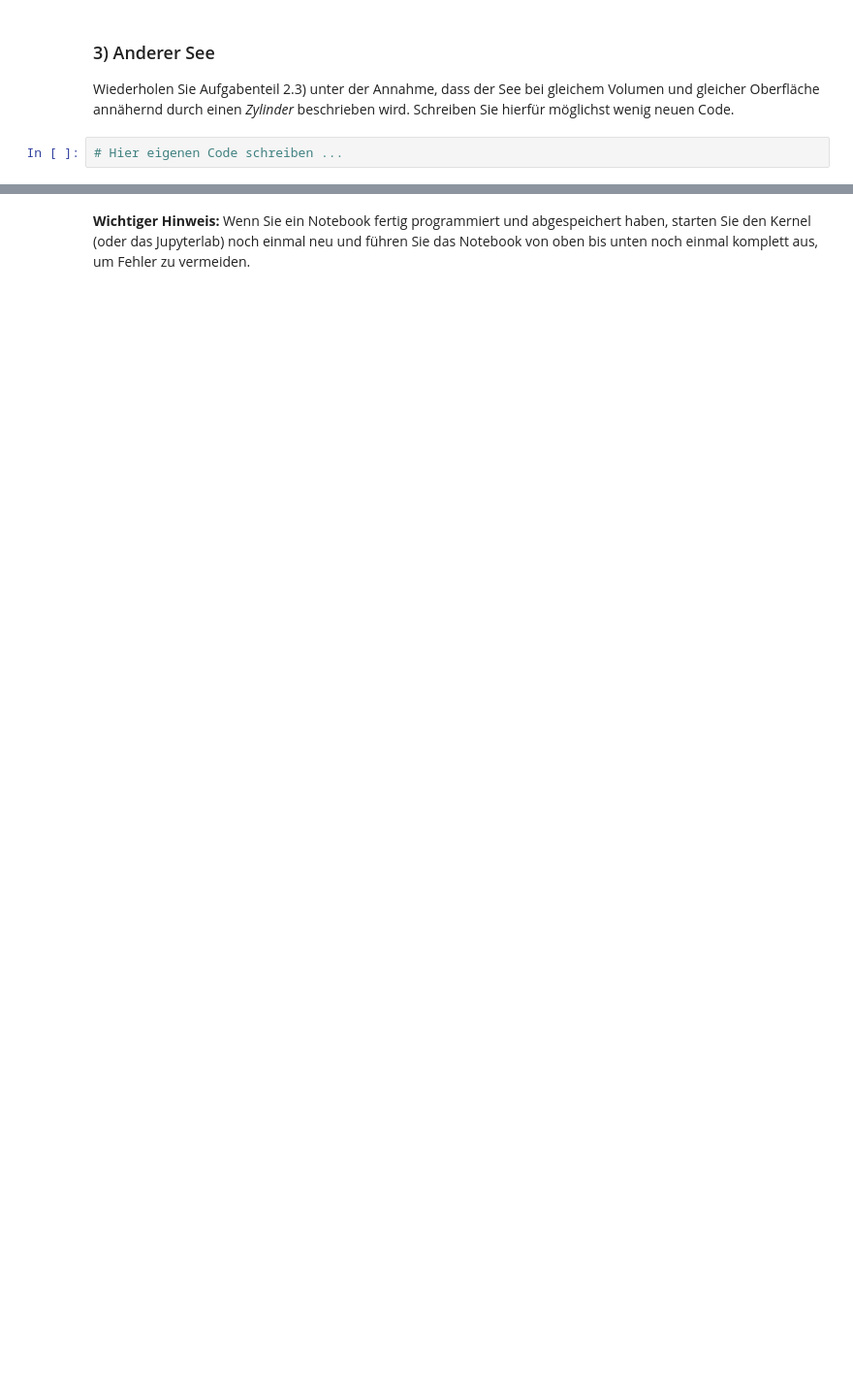
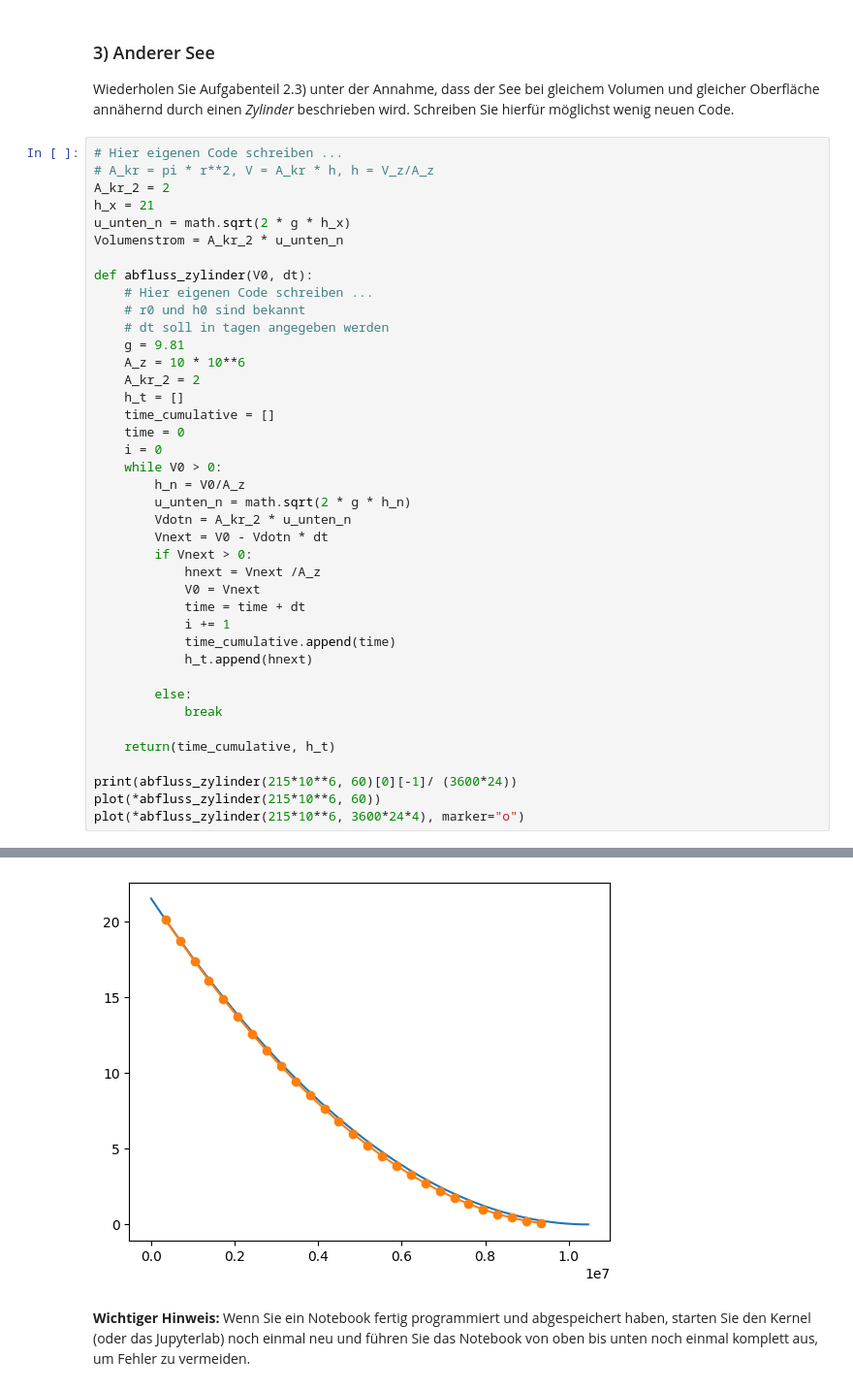
Before and after one commit to OYEMINE/Python-f-r-Ingenieure, a Jupyter notebook: HA2.ipynb, the cells around one changed output, grey strips where cells are left out. Shown at 97% size. Saved outputs shown, nothing was run; the diff lists cells and outputs as text; blank space fills up the shorter version.

```diff
--- a/HA2.ipynb
+++ b/HA2.ipynb
@@ -178,5 +182,44 @@ from matplotlib.pyplot import plot, show
 ### 3) Anderer See
 
 Wiederholen Sie Aufgabenteil 2.3) unter der Annahme, dass der See bei gleichem Volumen und gleicher Oberfläche annähernd durch einen *Zylinder* beschrieben wird. Schreiben Sie hierfür möglichst wenig neuen Code.
-# %%
-# Hier eigenen Code schreiben ...
+# %%
+# Hier eigenen Code schreiben ...
+# A_kr = pi * r**2, V = A_kr * h, h = V_z/A_z
+A_kr_2 = 2
+h_x = 21
+u_unten_n = math.sqrt(2 * g * h_x)
+Volumenstrom = A_kr_2 * u_unten_n
+
+def abfluss_zylinder(V0, dt):
+    # Hier eigenen Code schreiben ...
+    # r0 und h0 sind bekannt
+    # dt soll in tagen angegeben werden
+    g = 9.81
+    A_z = 10 * 10**6
+    A_kr_2 = 2
+    h_t = []
+    time_cumulative = []
+    time = 0
+    i = 0
+    while V0 > 0:
+        h_n = V0/A_z
+        u_unten_n = math.sqrt(2 * g * h_n)
+        Vdotn = A_kr_2 * u_unten_n
+        Vnext = V0 - Vdotn * dt
+        if Vnext > 0:
+            hnext = Vnext /A_z
+            V0 = Vnext
+            time = time + dt
+            i += 1
+            time_cumulative.append(time)
+            h_t.append(hnext)
+
+        else:
+            break
+
+    return(time_cumulative, h_t)
+
+print(abfluss_zylinder(215*10**6, 60)[0][-1]/ (3600*24))
+plot(*abfluss_zylinder(215*10**6, 60))
+plot(*abfluss_zylinder(215*10**6, 3600*24*4), marker="o")
+# %% [output]
@@ -183,2 +228,3 @@ Wiederholen Sie Aufgabenteil 2.3) unter der Annahme, dass der See bei gleichem V
+[figure, added]
 # %% [markdown]
 **Wichtiger Hinweis:** Wenn Sie ein Notebook fertig programmiert und abgespeichert haben, starten Sie den Kernel (oder das Jupyterlab) noch einmal neu und führen Sie das Notebook von oben bis unten noch einmal komplett aus, um Fehler zu vermeiden.
```
Also changed, not shown: parts of 3 cells of this notebook.
